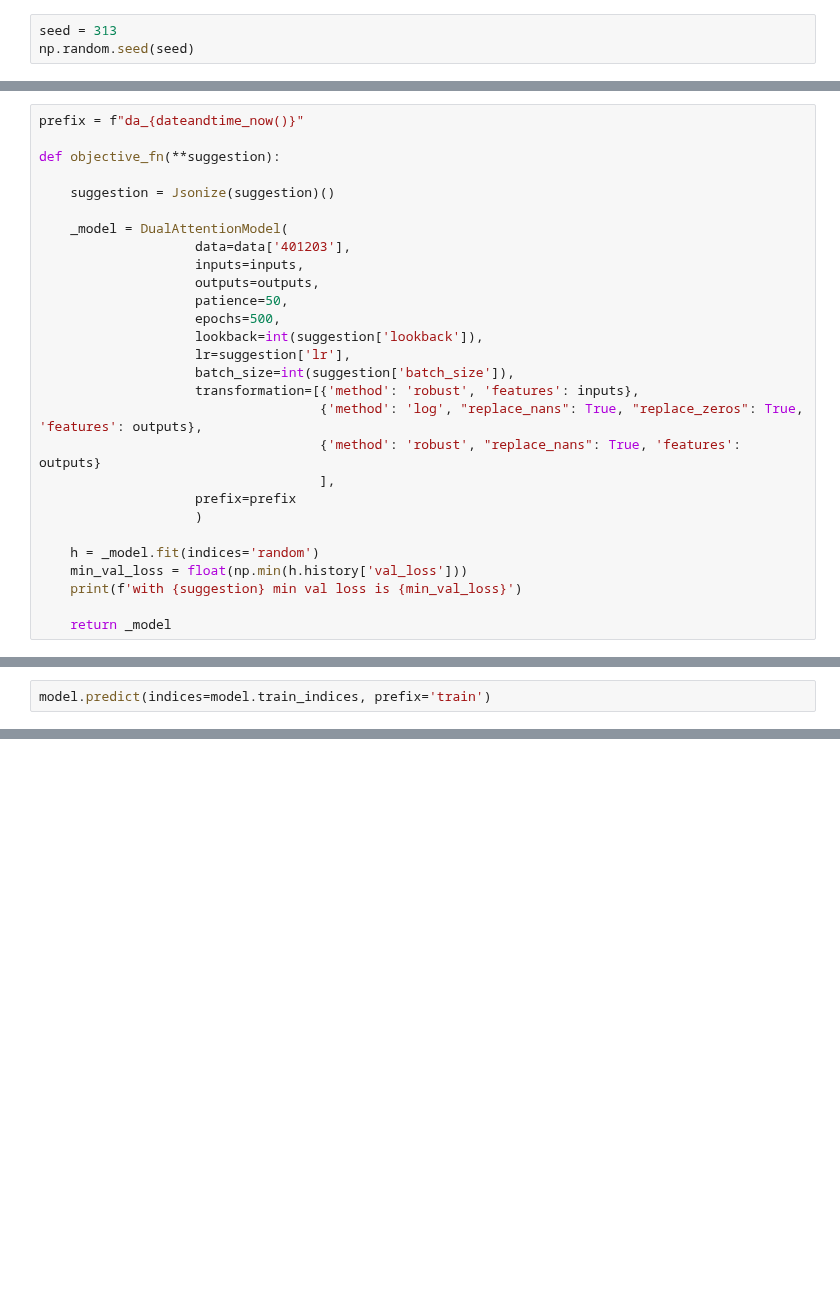
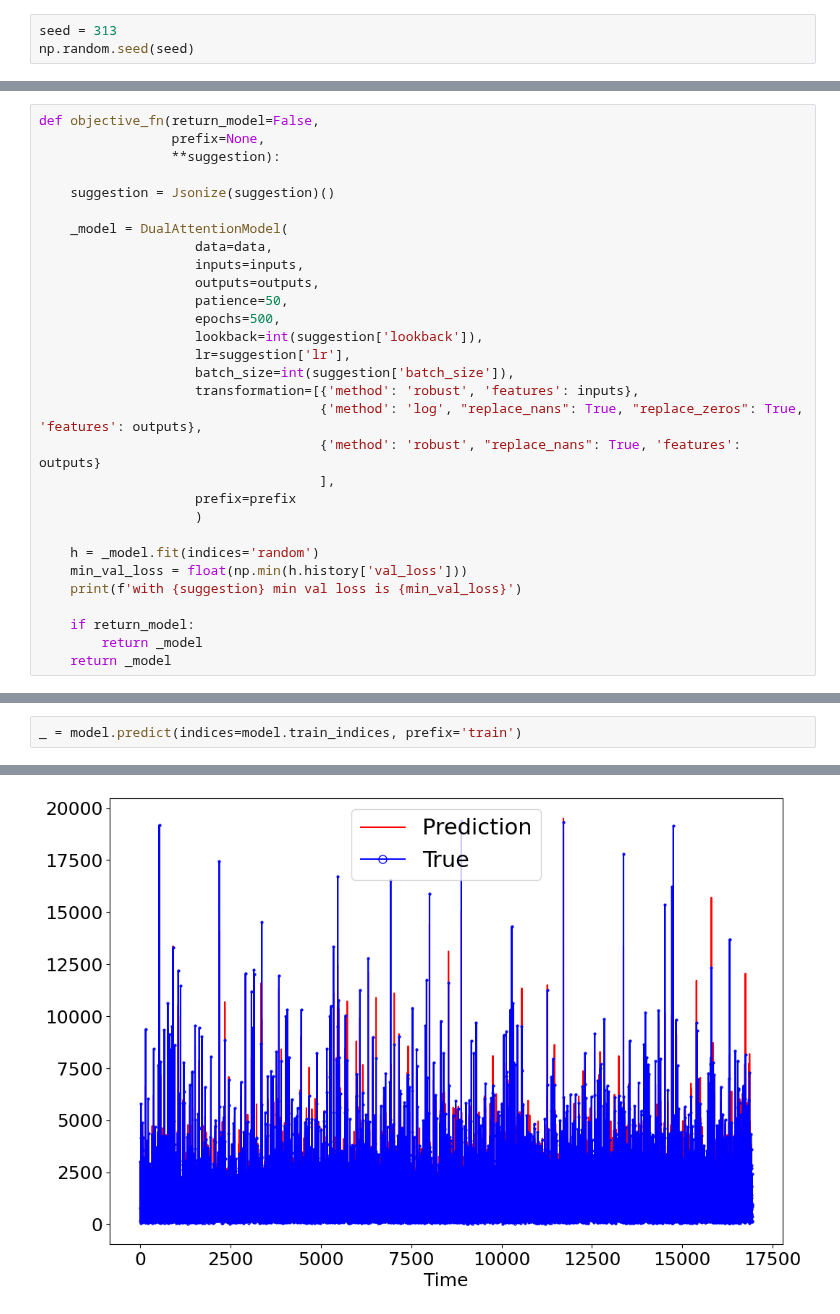
Before and after one commit to AtrCheema/AI4Water, a Jupyter notebook: examples/paper_figs/interpretability.ipynb, the cells around one changed output, grey strips where cells are left out. Saved outputs shown, nothing was run; the diff lists cells and outputs as text; blank space fills up the shorter version.

```diff
--- a/examples/paper_figs/interpretability.ipynb
+++ b/examples/paper_figs/interpretability.ipynb
@@ -55,12 +88,12 @@ for k,v in data.items():
 # %%
-prefix = f"da_{dateandtime_now()}"
-
-def objective_fn(**suggestion):
+def objective_fn(return_model=False,
+                 prefix=None,
+                 **suggestion):
 
     suggestion = Jsonize(suggestion)()
 
     _model = DualAttentionModel(
-                    data=data['401203'],
+                    data=data,
                     inputs=inputs,
                     outputs=outputs,
                     patience=50,
@@ -79,5 +112,7 @@ def objective_fn(**suggestion):
     min_val_loss = float(np.min(h.history['val_loss']))
     print(f'with {suggestion} min val loss is {min_val_loss}')
 
+    if return_model:
+        return _model
     return _model
 # %%
@@ -104,2 +141,3 @@ IndexError: index 21178 is out of bounds for axis 0 with size 21170
 # %%
-model.predict(indices=model.train_indices, prefix='train')
+_ = model.predict(indices=model.train_indices, prefix='train')
+# %% [output]
@@ -105,0 +148 @@ model.predict(indices=model.train_indices, prefix='train')
+[figure, added]
```
Also changed, not shown: parts of 19 cells of this notebook.
